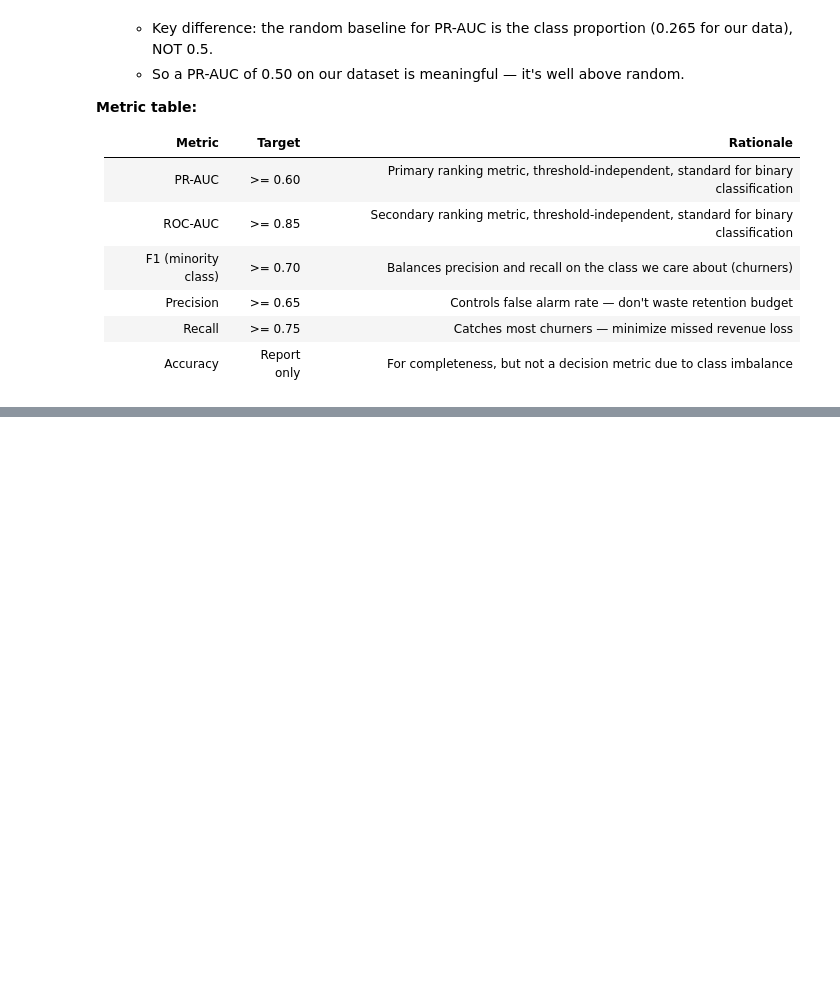
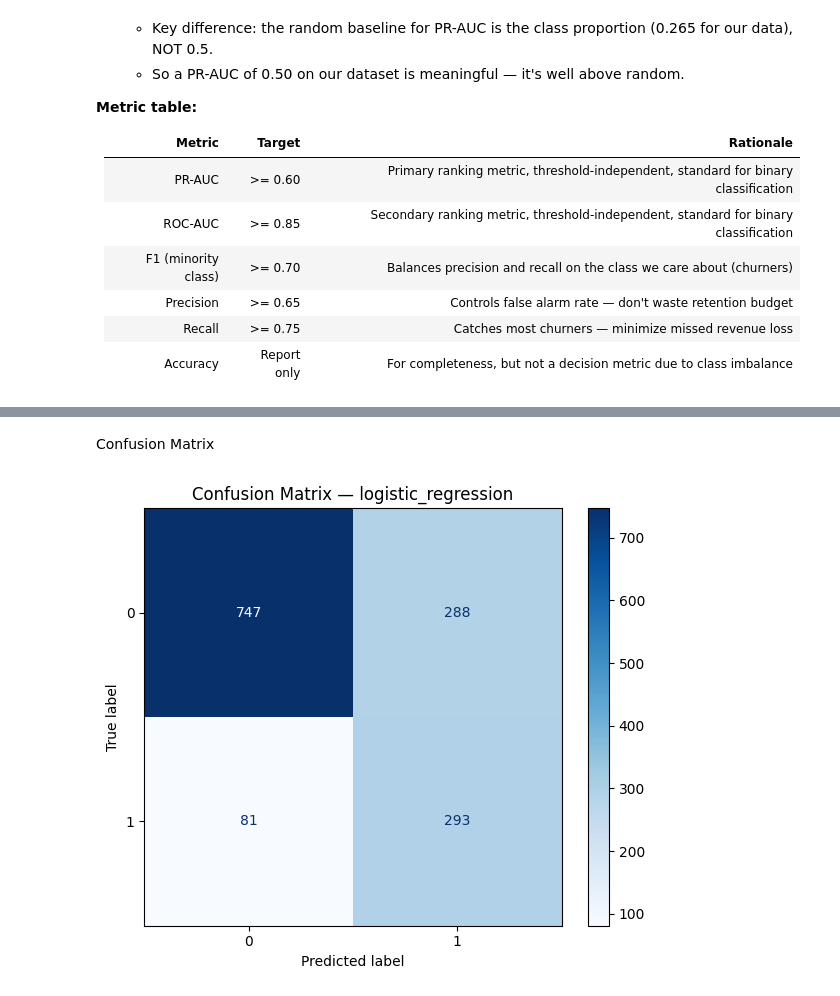
Before and after one commit to thiagolcmelo/churn-prediction, a Jupyter notebook: notebooks/01_eda.ipynb, the cells around one changed output, grey strips where cells are left out. Drawn from its saved outputs; the diff is of its cells as text; code cells hidden in the pictures; blank space fills up the shorter version.

```diff
--- a/notebooks/01_eda.ipynb
+++ b/notebooks/01_eda.ipynb
@@ -569,0 +753,13 @@ From these four numbers, all classification metrics are derived:
+# %% [markdown]
+Confusion Matrix
+# %%
+fig, ax = plt.subplots(figsize=(6, 5))
+ConfusionMatrixDisplay.from_estimator(lr_pipe, X_test, y_test,
+                                        ax=ax, cmap="Blues")
+ax.set_title(f"Confusion Matrix — logistic_regression")
+
+plt.tight_layout()
+plt.savefig(f"../docs/figures/cm_logistic_regression.png", dpi=150)
+plt.show()
+# %% [output]
+[figure, added]
```
Also changed, not shown: parts of 21 cells of this notebook, 4 other files.
